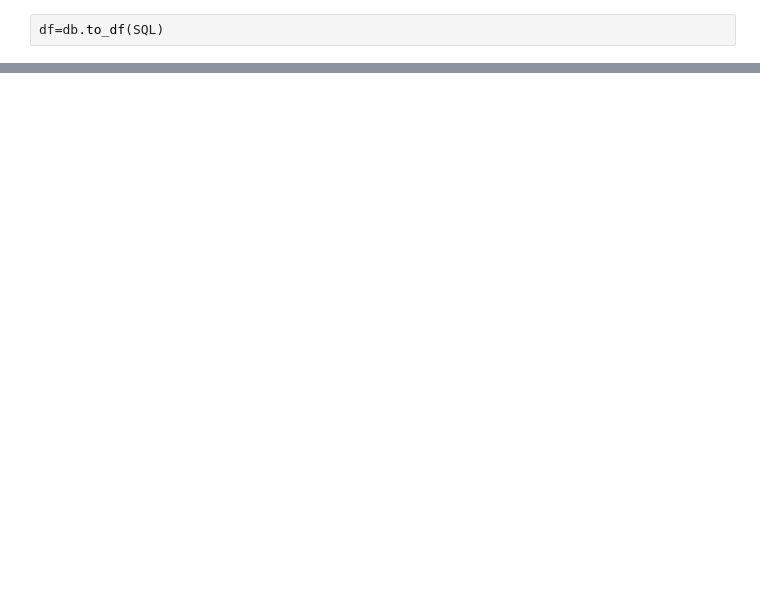
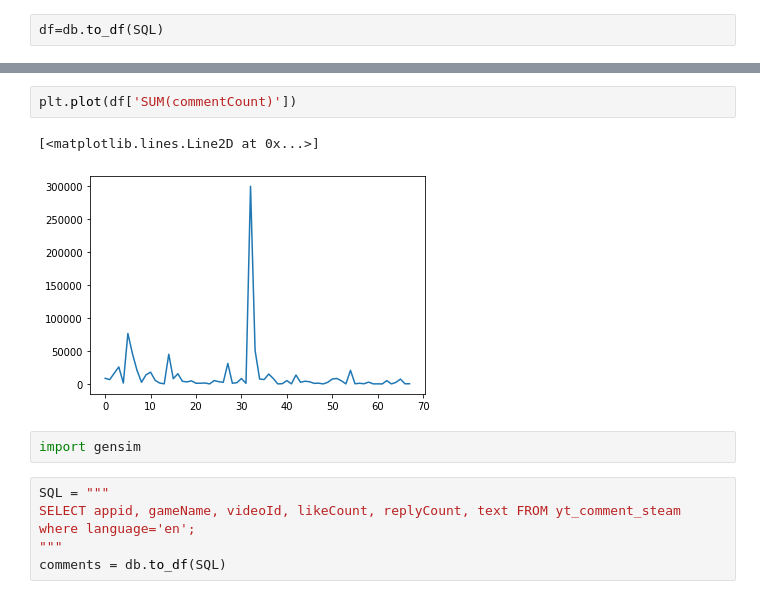
Before and after one commit to 21jun/python-mysql-connector, a Jupyter notebook: Untitled.ipynb, the cells around one changed output, grey strips where cells are left out. Cells and saved outputs as stored; diff of their text form; blank space fills up the shorter version.

```diff
--- a/Untitled.ipynb
+++ b/Untitled.ipynb
@@ -40,0 +41,12 @@ plt.plot(df['avg(viewCount)'])
+# %%
+plt.plot(df['SUM(commentCount)'])
+# %% [output]
+[<matplotlib.lines.Line2D at 0x...>]
+[figure, added]
+# %%
+import gensim
+# %%
+SQL = """
+SELECT appid, gameName, videoId, likeCount, replyCount, text FROM yt_comment_steam where language='en';
+"""
+comments = db.to_df(SQL)
```
Also changed, not shown: parts of 6 cells of this notebook.
